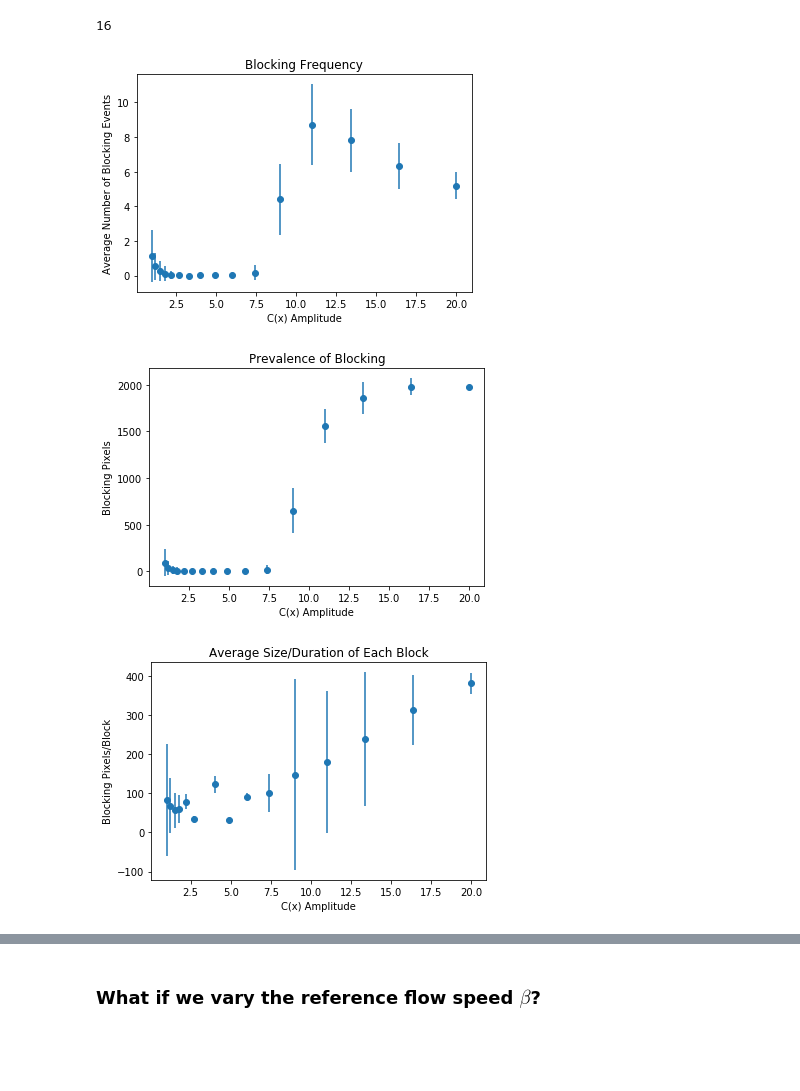
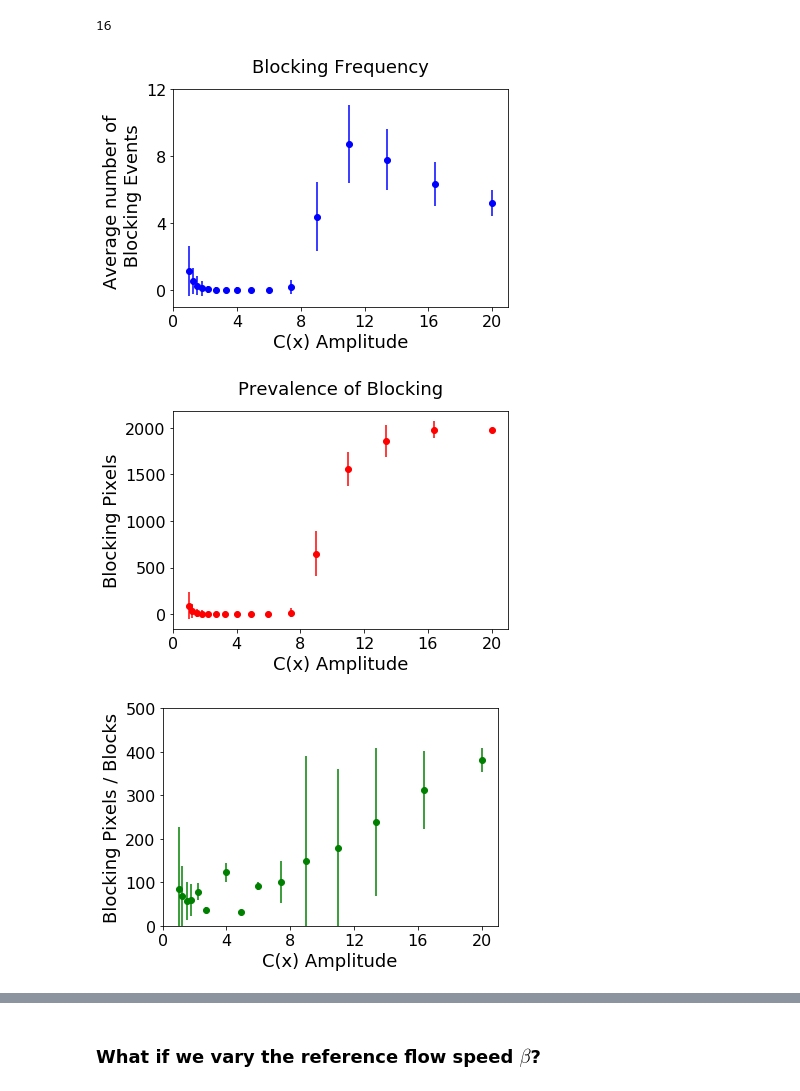
Before and after one commit to sjsmith757/rossby-blocking, a Jupyter notebook: sweep_analysis.ipynb, the cells around one changed output, grey strips where cells are left out. Saved outputs shown, nothing was run; the diff lists cells and outputs as text; code cells hidden in the pictures; blank space fills up the shorter version.

```diff
--- a/sweep_analysis.ipynb
+++ b/sweep_analysis.ipynb
@@ -432,28 +576,46 @@ len(yavgnblocks)
 # %% [output]
 16
 # %%
-plt.errorbar(ampls,yavgnblocks,yerr=ystdnblocks,fmt='o')
-plt.xlabel("C(x) Amplitude")
-plt.ylabel("Average Number of Blocking Events")
-plt.title("Blocking Frequency")
+plt.errorbar(ampls,yavgnblocks,yerr=ystdnblocks,fmt='bo')
+plt.xlabel("C(x) Amplitude", fontsize=18)
+plt.ylabel("Average number of \n Blocking Events", fontsize=18)
+plt.title("Blocking Frequency", fontsize=18,y=1.05)
 plt.savefig("cx_nblocks.png",bbox_inches='tight')
+plt.xticks(np.arange(0,21,4),fontsize=16)
+plt.yticks(np.arange(0,14,4),fontsize=16)
+plt.xlim(0,21)
+plt.ylim(-1,12)
+plt.show()
+# plt.tick_params(labelsize=16)
+# plt.savefig("figure_pdf/")
 # %% [output]
-[figure, old version]
+[figure, new version]
 # %%
-plt.errorbar(ampls,yavgblocksz,yerr=ystdblocksz,fmt='o')
-plt.xlabel("C(x) Amplitude")
-plt.ylabel("Blocking Pixels")
-plt.title("Prevalence of Blocking")
-plt.savefig("cx_blocksize.png",bbox_inches='tight')
+plt.errorbar(ampls,yavgblocksz,yerr=ystdblocksz,fmt='ro')
+plt.xlabel("C(x) Amplitude", fontsize=18)
+plt.ylabel("Blocking Pixels", fontsize=18)
+plt.title("Prevalence of Blocking", fontsize=18, y=1.05)
+plt.xticks(np.arange(0,21,4),fontsize=16)
+plt.yticks(fontsize=16)
+plt.xlim(0,21)
+plt.show()
+# plt.savefig("cx_blocksize.png",bbox_inches='tight')
+# # plt.savefig("figure_pdf/")
 # %% [output]
-[figure, old version]
+[figure, new version]
 # %%
 plt.errorbar(ampls,np.array(yavgblocksz)/np.array(yavgnblocks),
              yerr=np.sqrt(np.array(ystdnblocks)**2+np.array(ystdblocksz)**2),
-             fmt='o')
-plt.xlabel("C(x) Amplitude")
-plt.ylabel("Blocking Pixels/Block")
-plt.title("Average Size/Duration of Each Block")
-plt.savefig("cx_avgblocksize.png",bbox_inches='tight')
+             fmt='go')
+plt.xlabel("C(x) Amplitude", fontsize=18)
+plt.ylabel("Blocking Pixels / Blocks", fontsize=18)
+# plt.title("Average Size/Duration of Each Block", fontsize=18,y=1.05)
+plt.xticks(np.arange(0,21,4),fontsize=16)
+plt.yticks(fontsize=16)
+plt.xlim(0,21)
+plt.ylim(0,500)
+plt.show()
+#plt.savefig("figure_pdf/")
+# plt.savefig("cx_avgblocksize.png",bbox_inches='tight')
 # %% [output]
-[figure, old version]
+[figure, new version]
```
Also changed, not shown: parts of 56 cells of this notebook, 9 other files.
